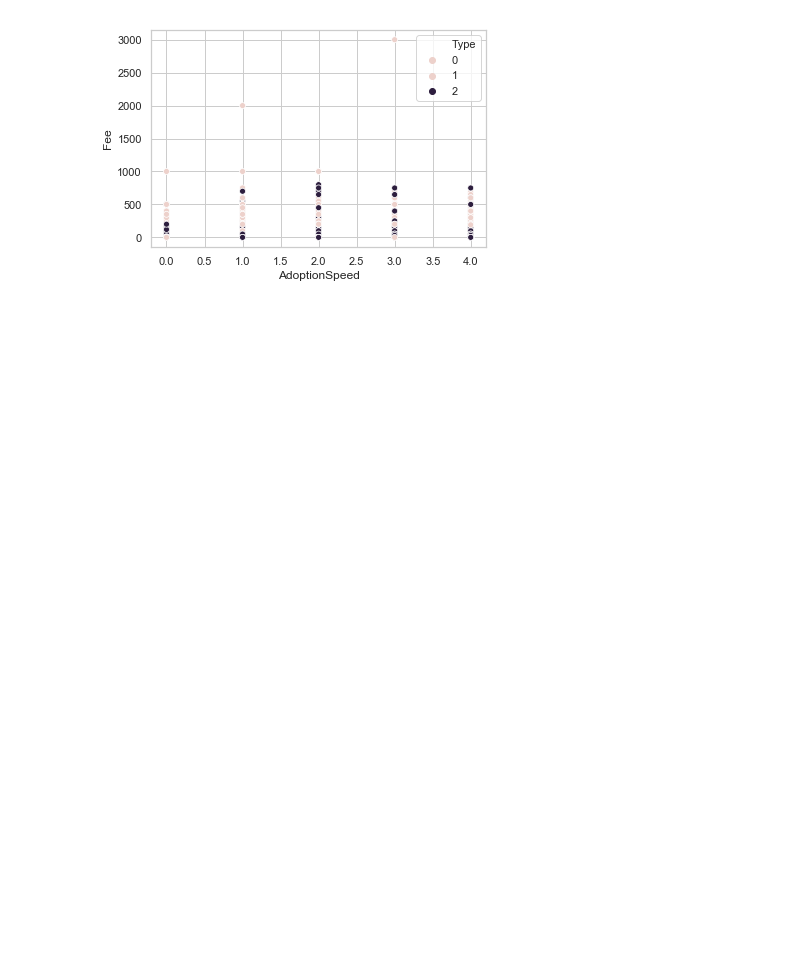
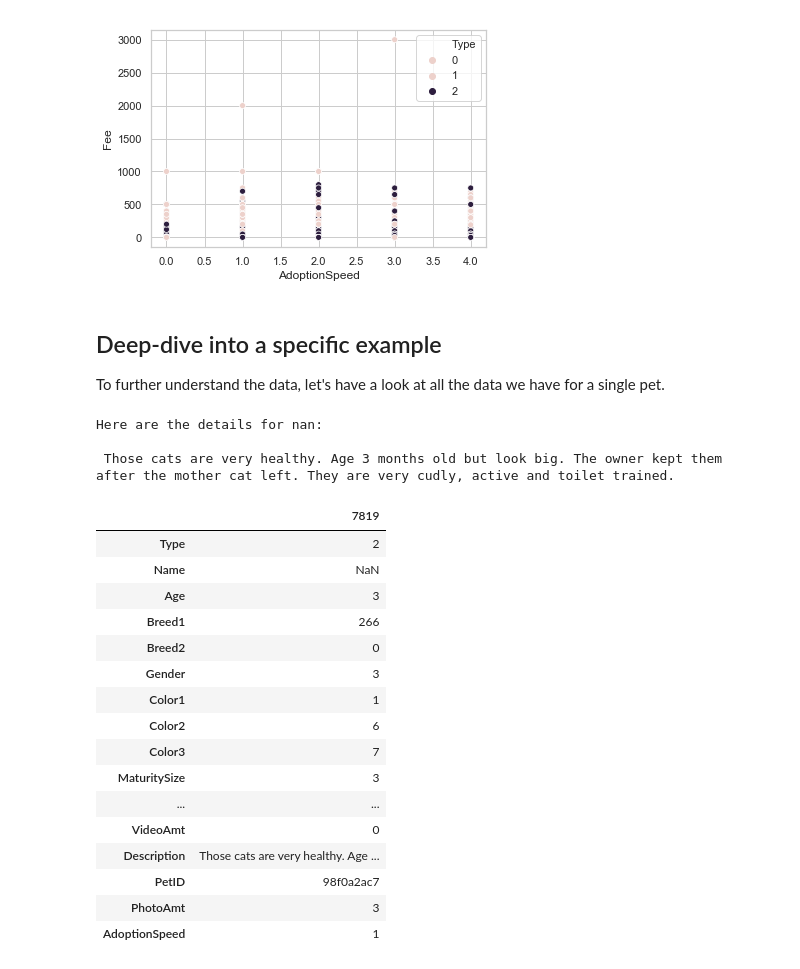
Before and after one commit to TonioGarcia07/PetFinder, a Jupyter notebook: src/exploratory_data_analysis.ipynb, the cells around one changed output. Drawn from its saved outputs; the diff is of its cells as text; code cells hidden in the pictures; blank space fills up the shorter version.

```diff
--- a/src/exploratory_data_analysis.ipynb
+++ b/src/exploratory_data_analysis.ipynb
@@ -161,3 +176,31 @@ train.describe()
 ax = sns.scatterplot(x="AdoptionSpeed", y="Fee", hue="Type", data=train)
 # %% [output]
 [figure]
+# %% [markdown]
+## Deep-dive into a specific example
+To further understand the data, let's have a look at all the data we have for a single pet.
+# %%
+pet = train.sample(1)
+print("Here are the details for %s: \n\n %s \n" % (pet.iloc[0]["Name"], pet.iloc[0]["Description"]))
+pet.T
+# %% [output]
+Here are the details for nan:
+
+ Those cats are very healthy. Age 3 months old but look big. The owner kept them after the mother cat left. They are very cudly, active and toilet trained.
+|  | 7819 |
+| Type | 2 |
+| Name | NaN |
+| Age | 3 |
+| Breed1 | 266 |
+| Breed2 | 0 |
+| Gender | 3 |
+| Color1 | 1 |
+| Color2 | 6 |
+| Color3 | 7 |
+| MaturitySize | 3 |
+| ... | ... |
+| VideoAmt | 0 |
+| Description | Those cats are very healthy. Age ... |
+| PetID | 98f0a2ac7 |
+| PhotoAmt | 3 |
+| AdoptionSpeed | 1 |
```
Also changed, not shown: parts of 14 cells of this notebook.
